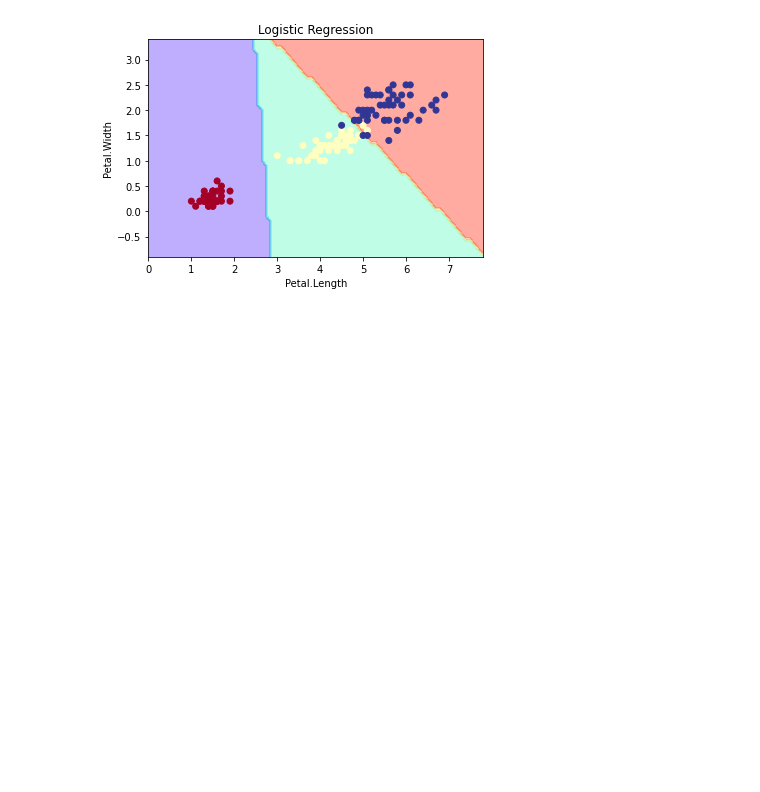
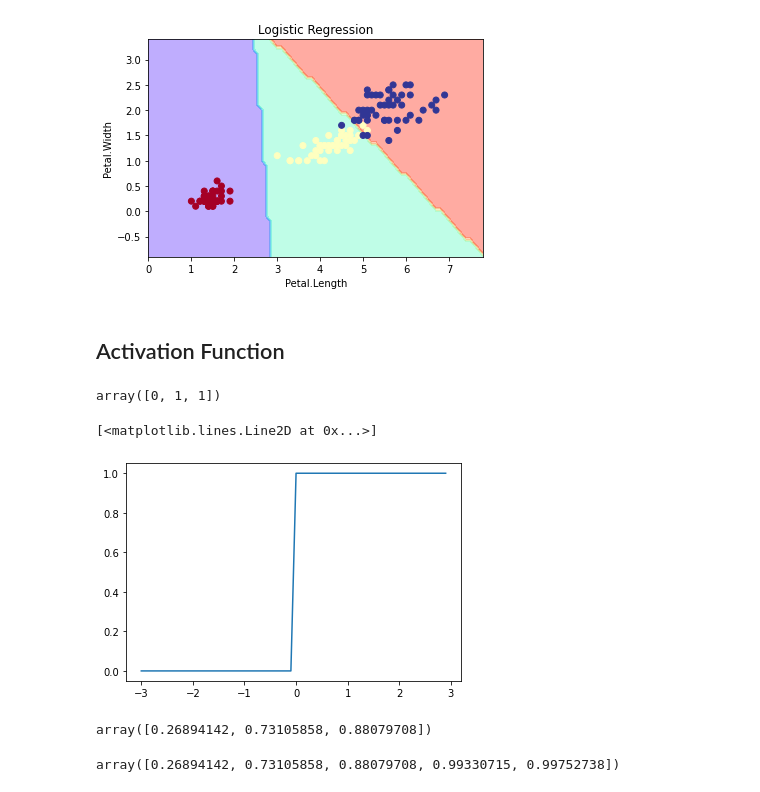
Before and after one commit to ywchiu/fubondl, a Jupyter notebook: Demo20201203.ipynb, the cells around one changed output. Saved outputs shown, nothing was run; the diff lists cells and outputs as text; code cells hidden in the pictures; blank space fills up the shorter version.

```diff
--- a/Demo20201203.ipynb
+++ b/Demo20201203.ipynb
@@ -163,3 +163,20 @@ plt.ylabel('Petal.Width')
 plt.show()
 # %% [output]
 [figure]
+# %% [markdown]
+## Activation Function
+# %%
+def threshold_function(x):
+  y = x > 0
+  return y.astype(int)
+
+import numpy as np
+threshold_function(np.array([-1,1,2]))
+# %% [output]
+array([0, 1, 1])
+# %%
+x = np.arange(-3,3,0.1)
+plt.plot(x, threshold_function(x))
+# %% [output]
+[<matplotlib.lines.Line2D at 0x...>]
+[figure, added]
@@ -165,0 +186,10 @@ plt.show()
+# %%
+x = np.array([-1,1,2])
+sigmoid_function(x)
+# %% [output]
+array([0.26894142, 0.73105858, 0.88079708])
+# %%
+x = np.array([-1,1,2,5,6])
+sigmoid_function(x)
+# %% [output]
+array([0.26894142, 0.73105858, 0.88079708, 0.99330715, 0.99752738])
```
Also changed, not shown: parts of 26 cells of this notebook.
